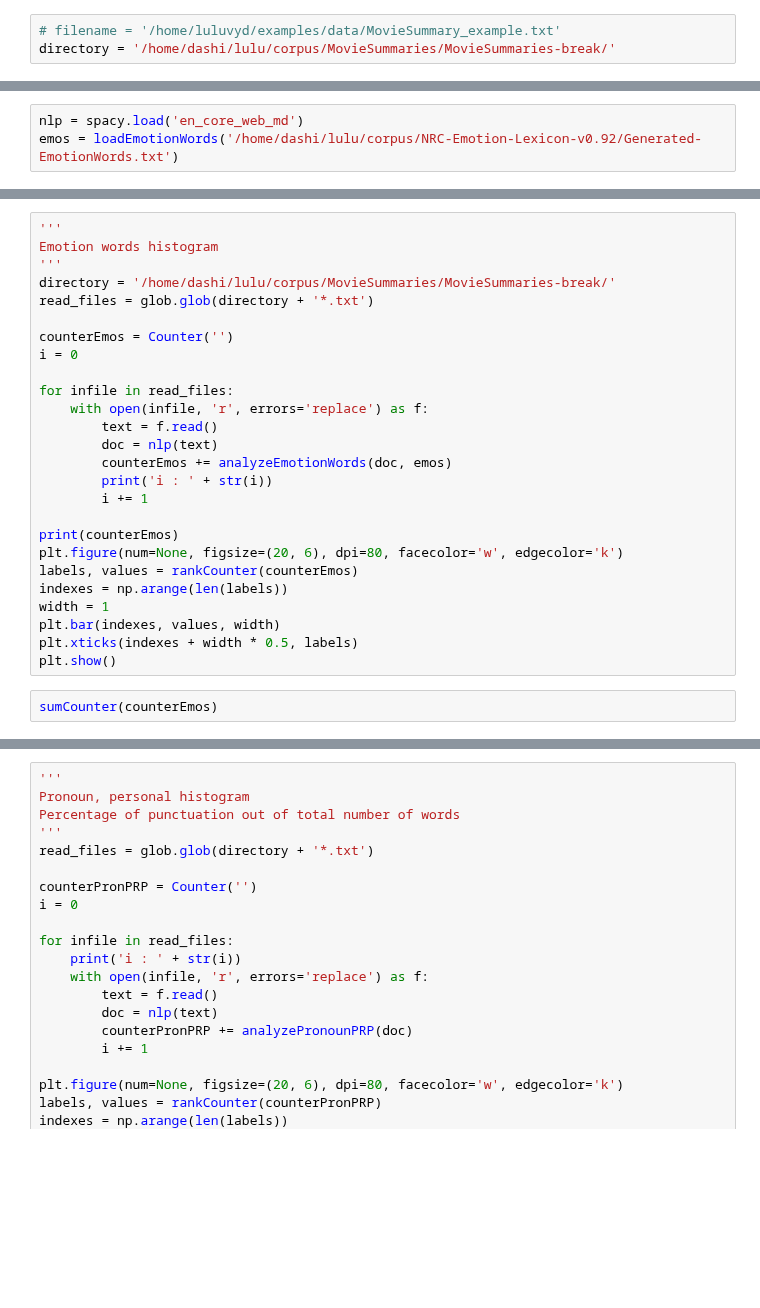
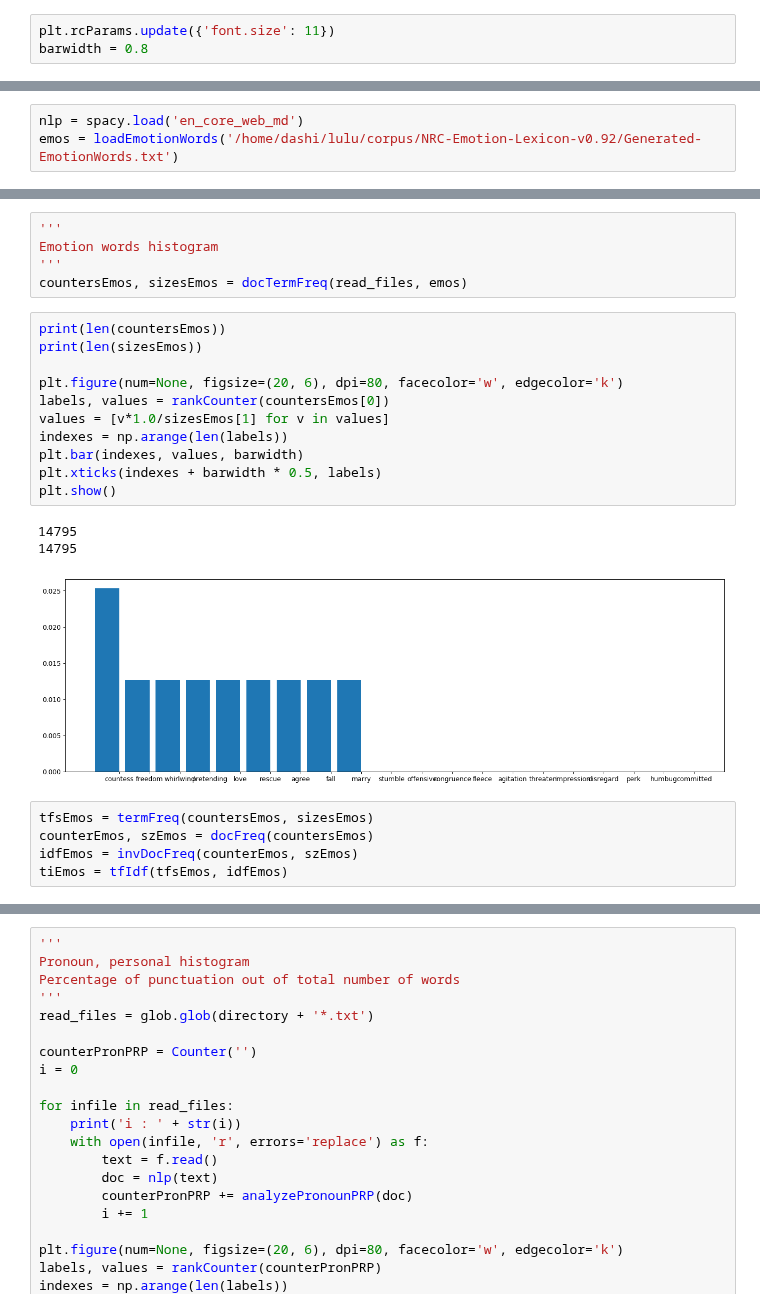
Before and after one commit to lucerne/com_metrics_chatbot, a Jupyter notebook: code/analysis/analyze_cmu_movie_summary.ipynb, the cells around one changed output, grey strips where cells are left out. Saved outputs shown, nothing was run; the diff lists cells and outputs as text; blank space fills up the shorter version.

```diff
--- a/code/analysis/analyze_cmu_movie_summary.ipynb
+++ b/code/analysis/analyze_cmu_movie_summary.ipynb
@@ -23,3 +27,3 @@ from analysis_code.analyze_corpus import *
-# %%
-# filename = '/home/luluvyd/examples/data/MovieSummary_example.txt'
-directory = '/home/dashi/lulu/corpus/MovieSummaries/MovieSummaries-break/'
+# %%
+plt.rcParams.update({'font.size': 11})
+barwidth = 0.8
@@ -136,28 +124,25 @@ KeyboardInterrupt:
+# %%
+'''
+Emotion words histogram
+'''
+countersEmos, sizesEmos = docTermFreq(read_files, emos)
 # %%
-'''
-Emotion words histogram
-'''
-directory = '/home/dashi/lulu/corpus/MovieSummaries/MovieSummaries-break/'
-read_files = glob.glob(directory + '*.txt')
+print(len(countersEmos))
+print(len(sizesEmos))
 
-counterEmos = Counter('')
-i = 0
-
-for infile in read_files:
-    with open(infile, 'r', errors='replace') as f:
-        text = f.read()
-        doc = nlp(text)
-        counterEmos += analyzeEmotionWords(doc, emos)
-        print('i : ' + str(i))
-        i += 1
-
-print(counterEmos)
 plt.figure(num=None, figsize=(20, 6), dpi=80, facecolor='w', edgecolor='k')
-labels, values = rankCounter(counterEmos)
+labels, values = rankCounter(countersEmos[0])
+values = [v*1.0/sizesEmos[1] for v in values]
 indexes = np.arange(len(labels))
-width = 1
-plt.bar(indexes, values, width)
-plt.xticks(indexes + width * 0.5, labels)
+plt.bar(indexes, values, barwidth)
+plt.xticks(indexes + barwidth * 0.5, labels)
 plt.show()
+# %% [output]
+14795
+14795
+[figure, added]
-# %%
-sumCounter(counterEmos)
+# %%
+tfsEmos = termFreq(countersEmos, sizesEmos)
+counterEmos, szEmos = docFreq(countersEmos)
+idfEmos = invDocFreq(counterEmos, szEmos)
+tiEmos = tfIdf(tfsEmos, idfEmos)
```
Also changed, not shown: parts of 14 cells of this notebook, 1 other file.
